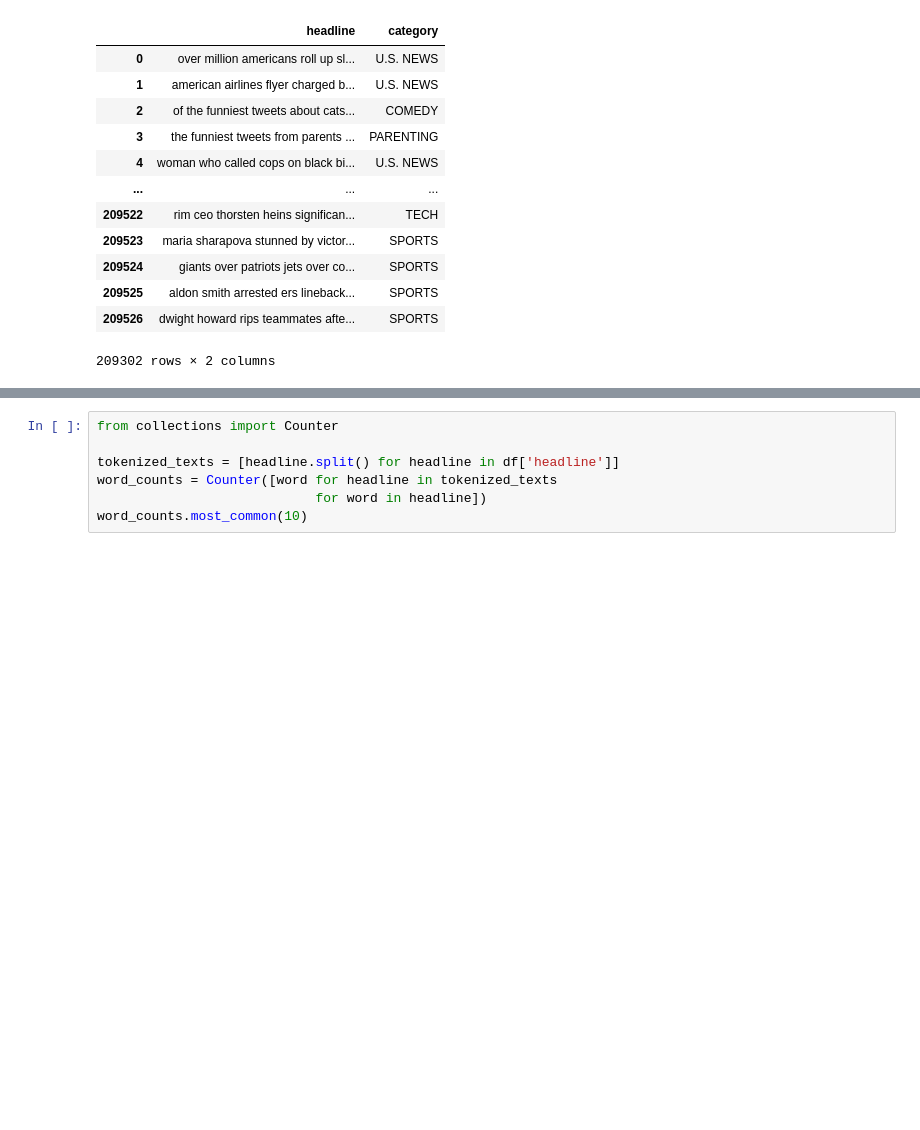
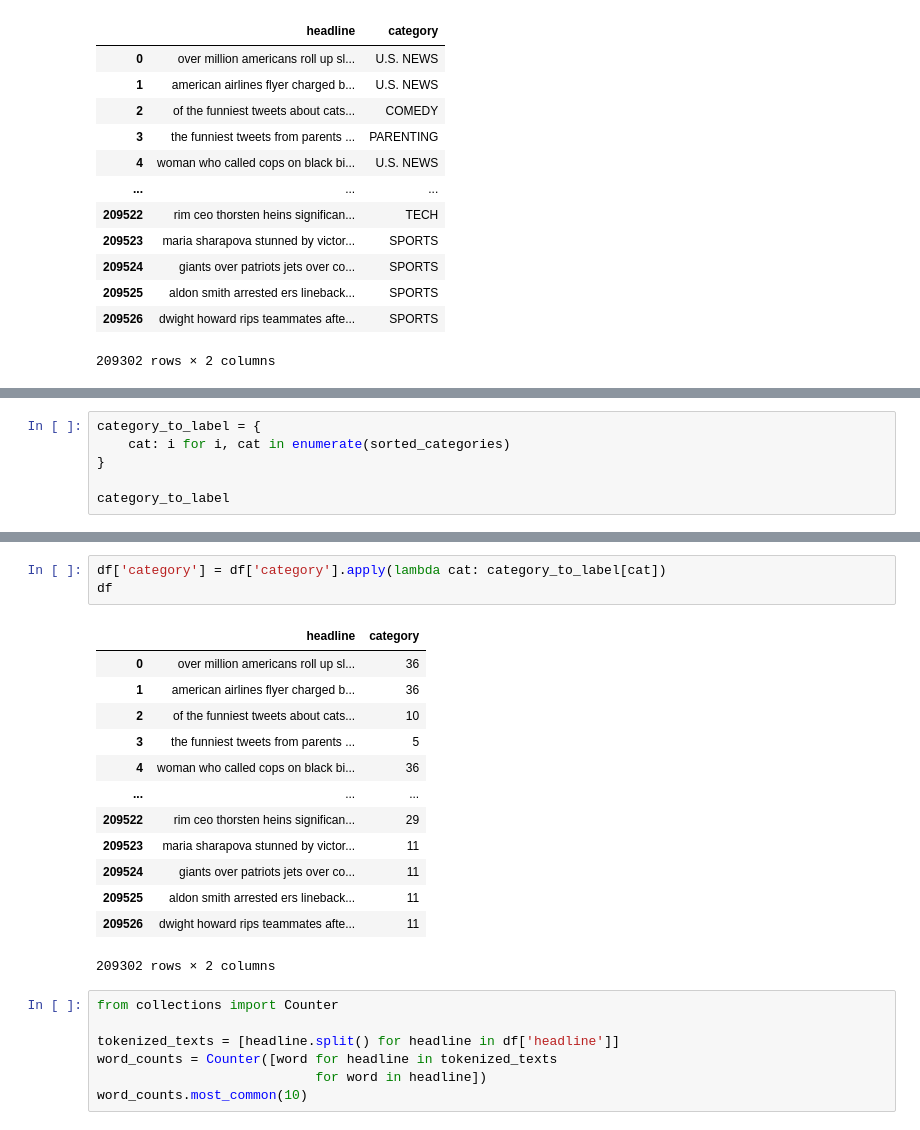
Before and after one commit to gracjan-p/bbc, a Jupyter notebook: notebooks/main.ipynb, the cells around one changed output, grey strips where cells are left out. Drawn from its saved outputs; the diff is of its cells as text; blank space fills up the shorter version.

```diff
--- a/notebooks/main.ipynb
+++ b/notebooks/main.ipynb
@@ -179,0 +199,6 @@ df
+# %%
+category_to_label = {
+    cat: i for i, cat in enumerate(sorted_categories)
+}
+
+category_to_label
@@ -180,3 +223,20 @@ df
+# %%
+df['category'] = df['category'].apply(lambda cat: category_to_label[cat])
+df
+# %% [output]
+|  | headline | category |
+| 0 | over million americans roll up sl... | 36 |
+| 1 | american airlines flyer charged b... | 36 |
+| 2 | of the funniest tweets about cats... | 10 |
+| 3 | the funniest tweets from parents ... | 5 |
+| 4 | woman who called cops on black bi... | 36 |
+| ... | ... | ... |
+| 209522 | rim ceo thorsten heins significan... | 29 |
+| 209523 | maria sharapova stunned by victor... | 11 |
+| 209524 | giants over patriots jets over co... | 11 |
+| 209525 | aldon smith arrested ers lineback... | 11 |
+| 209526 | dwight howard rips teammates afte... | 11 |
+209302 rows × 2 columns
 # %%
 from collections import Counter
 
```
Also changed, not shown: parts of 22 cells of this notebook, 1 other file.
